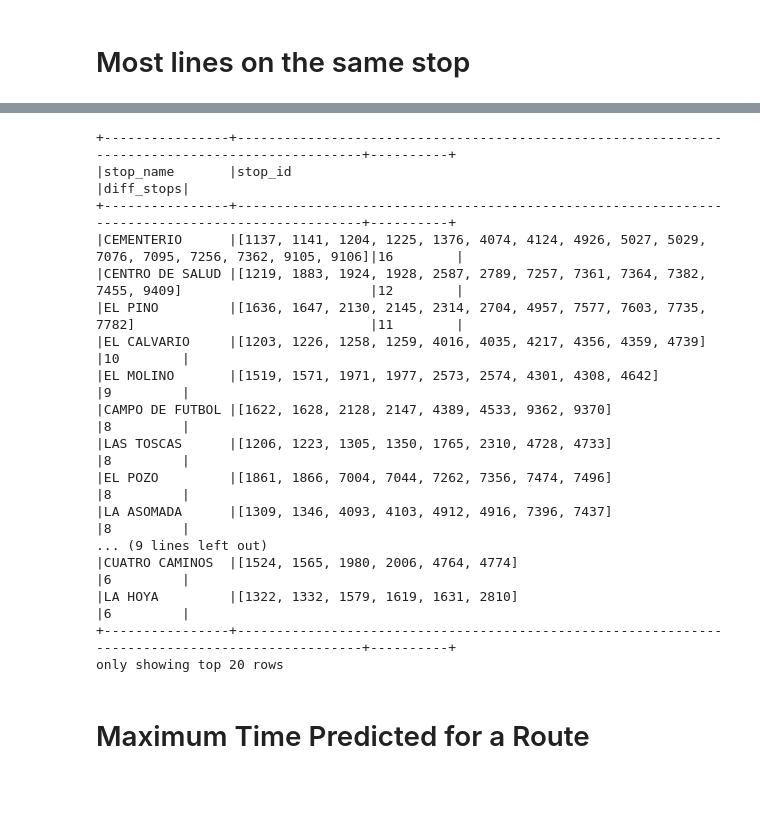
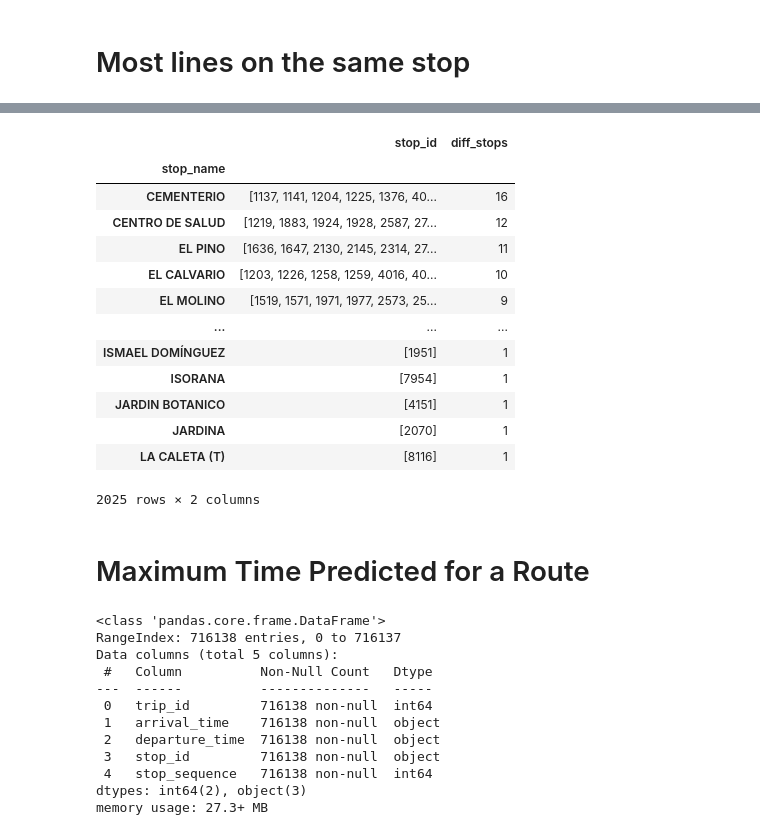
Before and after one commit to adrianabreu/titsa-gtfs-exploration, a Jupyter notebook: notebooks/Exploring Data.ipynb, the cells around one changed output, grey strips where cells are left out. Cells and saved outputs as stored; diff of their text form; code cells hidden in the pictures; blank space fills up the shorter version.

Commit message:
Migrated project to pandas

```diff
--- a/notebooks/Exploring Data.ipynb
+++ b/notebooks/Exploring Data.ipynb
@@ -136,40 +140,50 @@ only showing top 20 rows
 # %%
+diff_stops = 'diff_stops'
+
 top_routes\
-.join(stops_df, [stops.stop_id])\
-.select(
+.merge(stops_df, on=stops.stop_id)\
+[[
     stops.stop_id,
     stops.stop_name,
     diff_routes
-)\
-.groupBy(stops.stop_name)\
-.agg(
-    collect_list(stops.stop_id).alias(stops.stop_id),
-    count_distinct(col(stops.stop_id)).alias("diff_stops")
-)\
-.orderBy(col("diff_stops").desc())\
-.show(truncate = False)
+]]\
+.groupby(stops.stop_name)\
+.agg(stop_id=(stops.stop_id, lambda x: list(x)), diff_stops=(stops.stop_id, 'nunique'))\
+.sort_values(by=diff_stops,ascending=False)
 # %% [output]
+|  | stop_id | diff_stops |
+| stop_name |  |  |
+| CEMENTERIO | [1137, 1141, 1204, 1225, 1376, 40... | 16 |
+| CENTRO DE SALUD | [1219, 1883, 1924, 1928, 2587, 27... | 12 |
+| EL PINO | [1636, 1647, 2130, 2145, 2314, 27... | 11 |
+| EL CALVARIO | [1203, 1226, 1258, 1259, 4016, 40... | 10 |
+| EL MOLINO | [1519, 1571, 1971, 1977, 2573, 25... | 9 |
+| ... | ... | ... |
+| ISMAEL DOMÍNGUEZ | [1951] | 1 |
+| ISORANA | [7954] | 1 |
+| JARDIN BOTANICO | [4151] | 1 |
+| JARDINA | [2070] | 1 |
+| LA CALETA (T) | [8116] | 1 |
-+----------------+------------------------------------------------------------------------------------------------+----------+
-|stop_name       |stop_id                                                                                         |diff_stops|
-+----------------+------------------------------------------------------------------------------------------------+----------+
-|CEMENTERIO      |[1137, 1141, 1204, 1225, 1376, 4074, 4124, 4926, 5027, 5029, 7076, 7095, 7256, 7362, 9105, 9106]|16        |
-|CENTRO DE SALUD |[1219, 1883, 1924, 1928, 2587, 2789, 7257, 7361, 7364, 7382, 7455, 9409]                        |12        |
-|EL PINO         |[1636, 1647, 2130, 2145, 2314, 2704, 4957, 7577, 7603, 7735, 7782]                              |11        |
-|EL CALVARIO     |[1203, 1226, 1258, 1259, 4016, 4035, 4217, 4356, 4359, 4739]                                    |10        |
-|EL MOLINO       |[1519, 1571, 1971, 1977, 2573, 2574, 4301, 4308, 4642]                                          |9         |
-|CAMPO DE FUTBOL |[1622, 1628, 2128, 2147, 4389, 4533, 9362, 9370]                                                |8         |
-|LAS TOSCAS      |[1206, 1223, 1305, 1350, 1765, 2310, 4728, 4733]                                                |8         |
-|EL POZO         |[1861, 1866, 7004, 7044, 7262, 7356, 7474, 7496]                                                |8         |
-|LA ASOMADA      |[1309, 1346, 4093, 4103, 4912, 4916, 7396, 7437]                                                |8         |
-... (9 lines left out)
-|CUATRO CAMINOS  |[1524, 1565, 1980, 2006, 4764, 4774]                                                            |6         |
-|LA HOYA         |[1322, 1332, 1579, 1619, 1631, 2810]                                                            |6         |
-+----------------+------------------------------------------------------------------------------------------------+----------+
-only showing top 20 rows
+2025 rows × 2 columns
 # %% [markdown]
 # Maximum Time Predicted for a Route
 # %%
 from gtfs_utils.time import fix_gtfs_time
+# %%
+stop_times_df.info()
+# %% [output]
+<class 'pandas.core.frame.DataFrame'>
+RangeIndex: 716138 entries, 0 to 716137
+Data columns (total 5 columns):
+ #   Column          Non-Null Count   Dtype
+---  ------          --------------   -----
+ 0   trip_id         716138 non-null  int64
+ 1   arrival_time    716138 non-null  object
+ 2   departure_time  716138 non-null  object
+ 3   stop_id         716138 non-null  object
+ 4   stop_sequence   716138 non-null  int64
+dtypes: int64(2), object(3)
+memory usage: 27.3+ MB
 # %%
 elapsed = "elapsed"
 rank = "rank"
```
Also changed, not shown: parts of 28 cells of this notebook, 12 other files.
